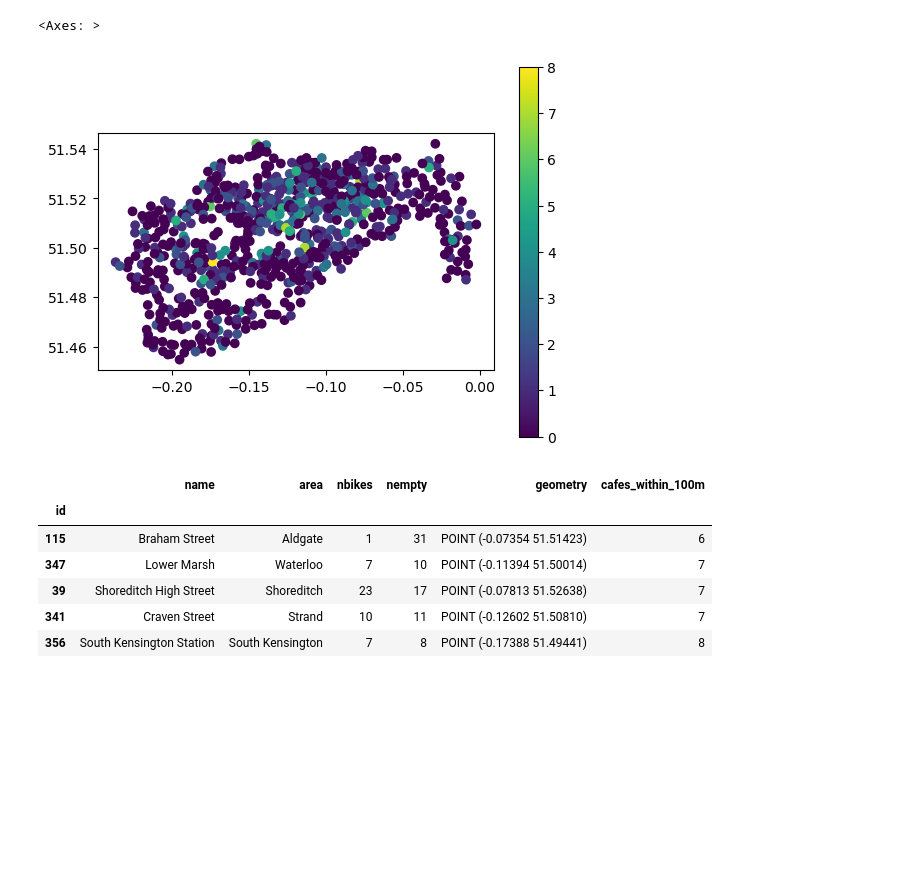
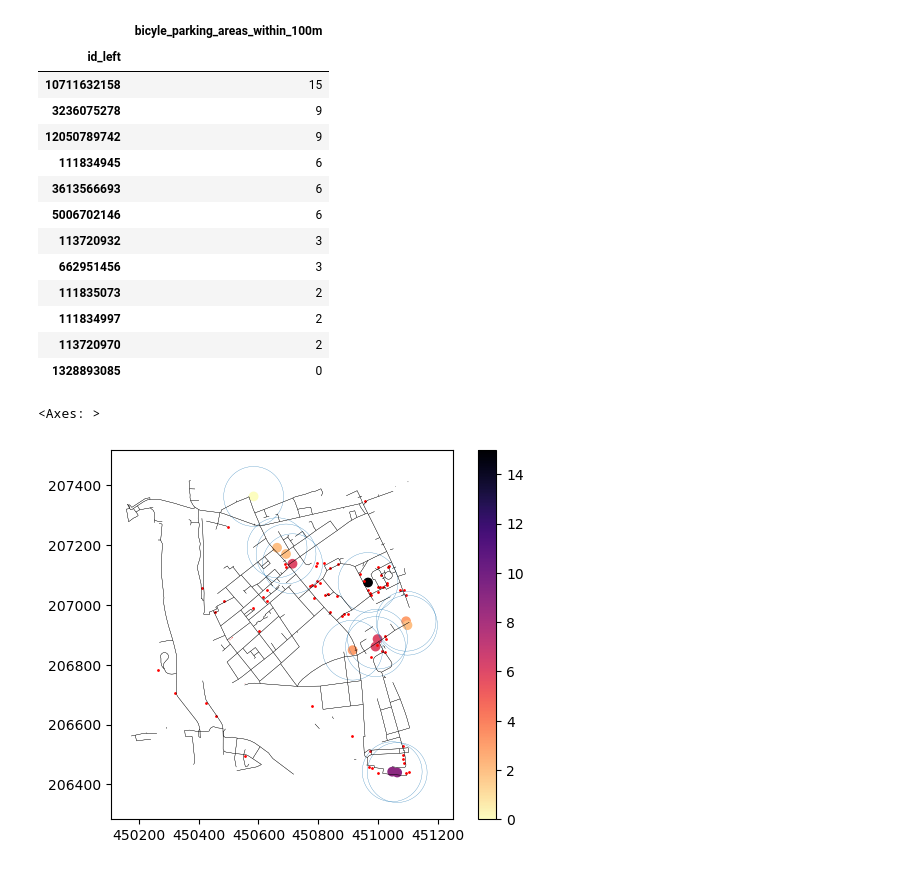
Before and after one commit to opsis-oxford/geocompy, a Jupyter notebook: ipynb/01-vector-operations.ipynb, the cells around one changed output. Saved outputs shown, nothing was run; the diff lists cells and outputs as text; code cells hidden in the pictures; blank space fills up the shorter version.

```diff
--- a/ipynb/01-vector-operations.ipynb
+++ b/ipynb/01-vector-operations.ipynb
@@ -81,20 +38,44 @@ cycle_hires_100m.plot()
+# %%
+amenities_gb = amenities.to_crs(27700)
+# %%
+cafes = amenities_gb.query(f'amenity=="cafe"')[["amenity", "geometry"]]
+bicycle_parking = amenities_gb.query(f'amenity=="bicycle_parking"')[["amenity", "geometry"]]
+# %%
+cafes.geometry = cafes.geometry.centroid
+cafe_buffer = cafes.copy()
+cafe_buffer.geometry = cafes.geometry.buffer(100)
 # %%
-cafes_within_100m = geopandas.sjoin(cycle_hires_100m, cafes.to_crs(27700), how="left", predicate="intersects").groupby("id").agg({
-    "index_right": "count",
-}).rename(columns={"index_right": "cafes_within_100m"})
+cafe_bicycle_parking = geopandas.sjoin(cafe_buffer, bicycle_parking, how="left", predicate="intersects") \
+.groupby("id_left") \
+.agg({"id_right": "count"}) \
+.rename(columns={ "id_right": "bicyle_parking_areas_within_100m"}) \
+.sort_values(by="bicyle_parking_areas_within_100m", ascending=False)
+cafe_bicycle_parking
+# %% [output]
+|  | bicyle_parking_areas_within_100m |
+| id_left |  |
+| 10711632158 | 15 |
+| 3236075278 | 9 |
+| 12050789742 | 9 |
+| 111834945 | 6 |
+| 3613566693 | 6 |
+| 5006702146 | 6 |
+| 113720932 | 3 |
+| 662951456 | 3 |
+| 111835073 | 2 |
+| 111834997 | 2 |
+| 113720970 | 2 |
+| 1328893085 | 0 |
-# %%
-cycle_hires_near_cafes = cycle_hires.set_index("id").join(cafes_within_100m)
-cycle_hires_near_cafes.plot(column="cafes_within_100m", legend=True)
-# %% [output]
-<Axes: >
-[figure, removed]
-# %%
-cycle_hires_near_cafes.sort_values(by="cafes_within_100m").tail()
-# %% [output]
-|  | name | area | nbikes | nempty | geometry | cafes_within_100m |
-| id |  |  |  |  |  |  |
-| 115 | Braham Street | Aldgate | 1 | 31 | POINT (-0.07354 51.51423) | 6 |
-| 347 | Lower Marsh | Waterloo | 7 | 10 | POINT (-0.11394 51.50014) | 7 |
-| 39 | Shoreditch High Street | Shoreditch | 23 | 17 | POINT (-0.07813 51.52638) | 7 |
-| 341 | Craven Street | Strand | 10 | 11 | POINT (-0.12602 51.50810) | 7 |
-| 356 | South Kensington Station | South Kensington | 7 | 8 | POINT (-0.17388 51.49441) | 8 |
+# %%
+cafe_bicycle_parking.index.name = "id"
+cafes_with_parking = cafes.join(cafe_bicycle_parking)
+ax = cafes_with_parking.plot(column="bicyle_parking_areas_within_100m", legend=True, cmap="magma_r")
+
+cafe_buffer.boundary.plot(ax=ax, linewidth=0.2)
+bicycle_parking.plot(ax=ax, color="red", markersize=1)
+roads = edges.to_crs(27700)
+roads.plot(ax=ax, color='black', linewidth=0.2)
+ax
+# %% [output]
+<Axes: >
+[figure, added]
```
Also changed, not shown: parts of 12 cells of this notebook, 1 other file.
